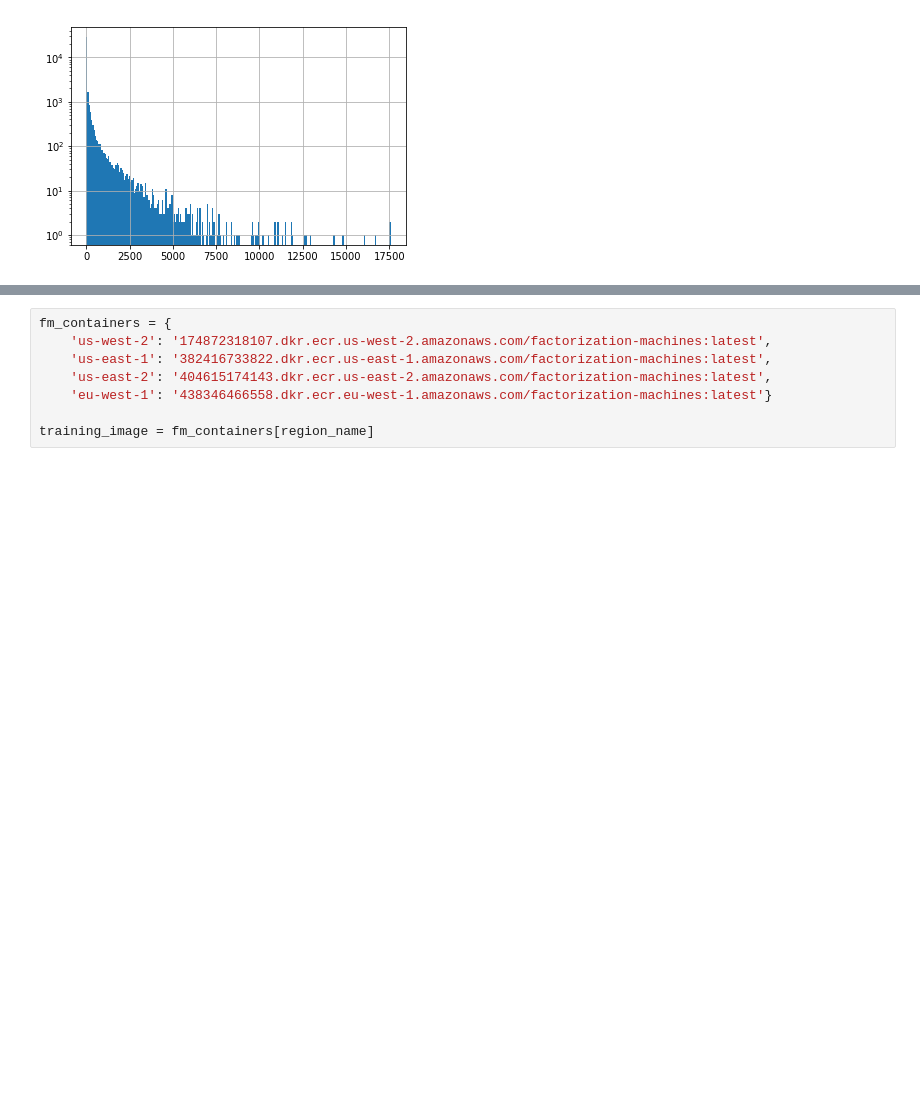
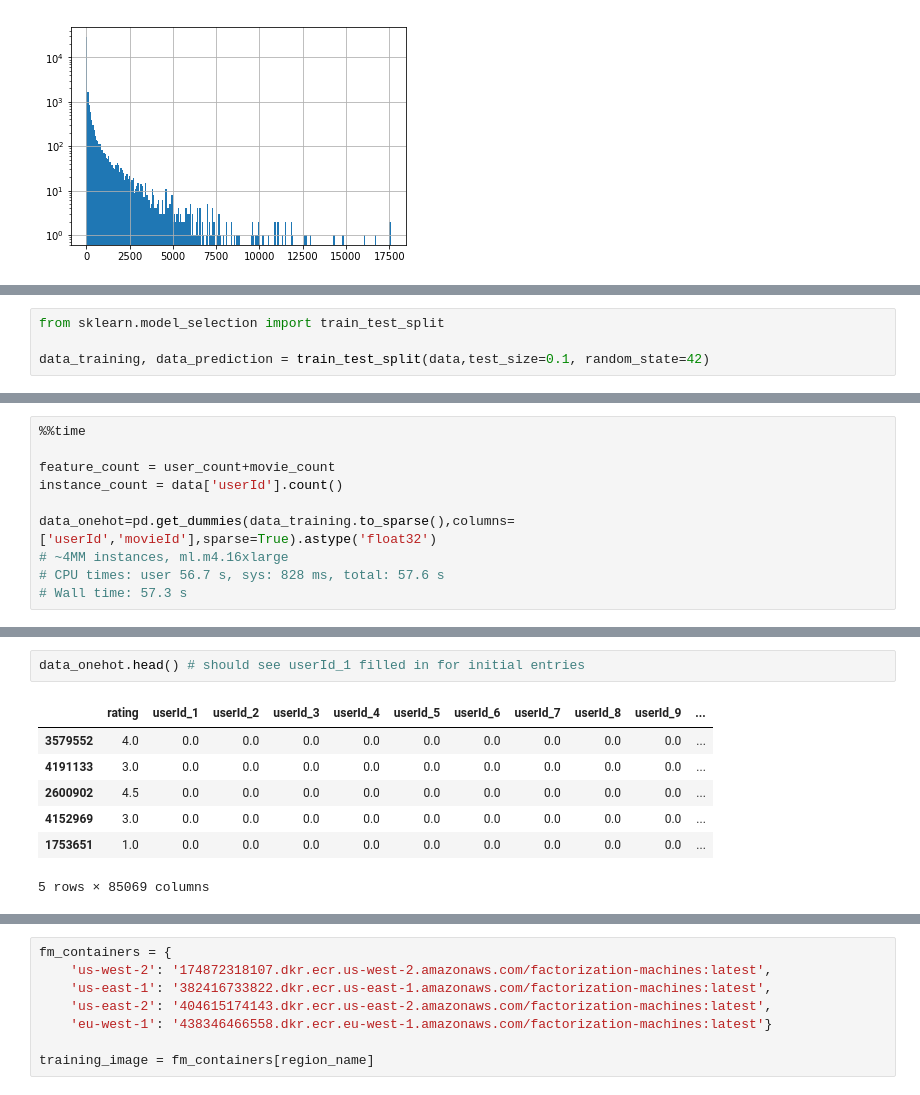
Before and after one commit to shirkeyaws/sagemaker-recommender-workshop, a Jupyter notebook: 03_factorization_machines.ipynb, the cells around one changed output, grey strips where cells are left out. Cells and saved outputs as stored; diff of their text form; blank space fills up the shorter version.

```diff
--- a/03_factorization_machines.ipynb
+++ b/03_factorization_machines.ipynb
@@ -269 +212,5 @@ Prediction set: 499999
+# %%
+from sklearn.model_selection import train_test_split
+
+data_training, data_prediction = train_test_split(data,test_size=0.1, random_state=42)
 # %% [markdown]
@@ -332,0 +233,10 @@ Wall time: 1min 28s
+# %%
+%%time
+
+feature_count = user_count+movie_count
+instance_count = data['userId'].count()
+
+data_onehot=pd.get_dummies(data_training.to_sparse(),columns=['userId','movieId'],sparse=True).astype('float32')
+# ~4MM instances, ml.m4.16xlarge
+# CPU times: user 56.7 s, sys: 828 ms, total: 57.6 s
+# Wall time: 57.3 s
@@ -332,0 +246,10 @@ Wall time: 1min 28s
+# %%
+data_onehot.head() # should see userId_1 filled in for initial entries
+# %% [output]
+|  | rating | userId_1 | userId_2 | userId_3 | userId_4 | userId_5 | userId_6 | userId_7 | userId_8 | userId_9 | ... |
+| 3579552 | 4.0 | 0.0 | 0.0 | 0.0 | 0.0 | 0.0 | 0.0 | 0.0 | 0.0 | 0.0 | ... |
+| 4191133 | 3.0 | 0.0 | 0.0 | 0.0 | 0.0 | 0.0 | 0.0 | 0.0 | 0.0 | 0.0 | ... |
+| 2600902 | 4.5 | 0.0 | 0.0 | 0.0 | 0.0 | 0.0 | 0.0 | 0.0 | 0.0 | 0.0 | ... |
+| 4152969 | 3.0 | 0.0 | 0.0 | 0.0 | 0.0 | 0.0 | 0.0 | 0.0 | 0.0 | 0.0 | ... |
+| 1753651 | 1.0 | 0.0 | 0.0 | 0.0 | 0.0 | 0.0 | 0.0 | 0.0 | 0.0 | 0.0 | ... |
+5 rows × 85069 columns
```
Also changed, not shown: parts of 33 cells of this notebook, 1 other file.
